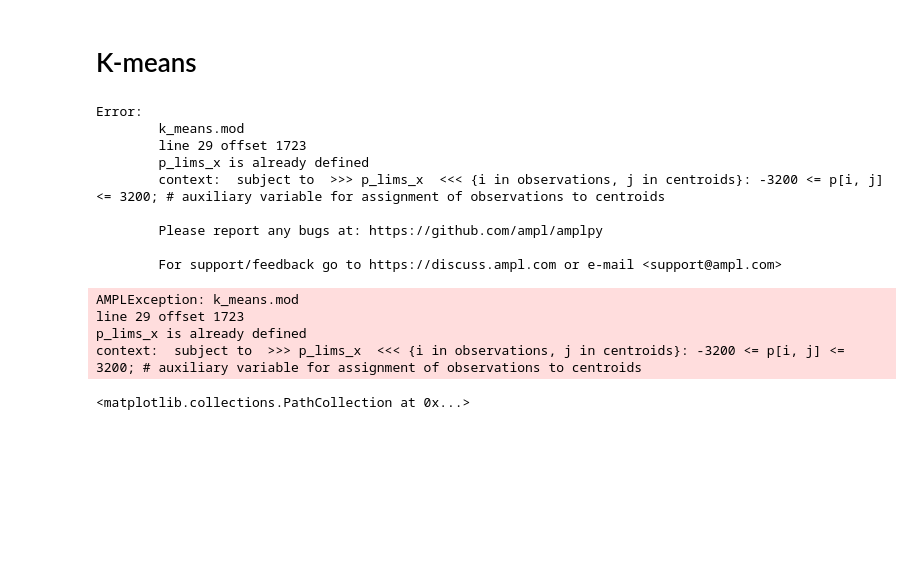
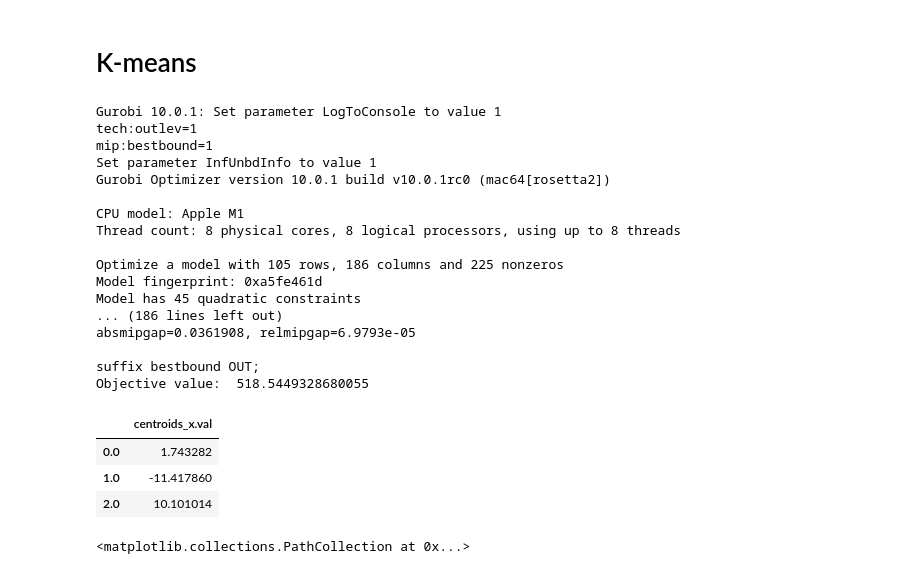
Before and after one commit to smoralesduarte/ML-combinatorial-optimization, a Jupyter notebook: HW1/HW1.ipynb, the cells around one changed output. Drawn from its saved outputs; the diff is of its cells as text; code cells hidden in the pictures; blank space fills up the shorter version.

```diff
--- a/HW1/HW1.ipynb
+++ b/HW1/HW1.ipynb
@@ -120,45 +120,53 @@ df.index = df.index - 1
 
 # Create an AMPL instance
 ampl = AMPL()
 
 # Read the model file
 ampl.read("k_means.mod")
 
 # Add I and J sets
 ampl.set['observations'] = range(len(df))
 ampl.set['centroids'] = range(3)
 ampl.get_parameter("observations_x").set_values(pd.DataFrame(df)['x'])
 ampl.get_parameter("observations_y").set_values(pd.DataFrame(df)['y'])
 # f)['y'])
 
 # Specify the solver to use (e.g., HiGHS)
-ampl.option["solver"] = "cplex"
+ampl.option["solver"] = "gurobi"
 # set non-default options for cplex
 # print(ampl.get_option("gurobi_options"))
 #show nodecount
 ampl.option["gurobi_options"] = "outlev=1 bestbound=1"
 ampl.setOption("show_nodecount", True)
 
 # Solve
 ampl.solve()
 # Print the objective value
 print("Objective value: ", ampl.getObjective('cost').value())
 # print centroids
 ampl.getVariable('centroids_x').getValues().toPandas()
 # %% [output]
-Error:
-        k_means.mod
-        line 29 offset 1723
-        p_lims_x is already defined
-        context:  subject to  >>> p_lims_x  <<< {i in observations, j in centroids}: -3200 <= p[i, j] <= 3200; # auxiliary variable for assignment of observations to centroids
+Gurobi 10.0.1: Set parameter LogToConsole to value 1
+tech:outlev=1
+mip:bestbound=1
+Set parameter InfUnbdInfo to value 1
+Gurobi Optimizer version 10.0.1 build v10.0.1rc0 (mac64[rosetta2])
 
-        Please report any bugs at: https://github.com/ampl/amplpy
+CPU model: Apple M1
+Thread count: 8 physical cores, 8 logical processors, using up to 8 threads
 
-        For support/feedback go to https://discuss.ampl.com or e-mail <support@ampl.com>
+Optimize a model with 105 rows, 186 columns and 225 nonzeros
+Model fingerprint: 0xa5fe461d
+Model has 45 quadratic constraints
+... (186 lines left out)
+absmipgap=0.0361908, relmipgap=6.9793e-05
+
+suffix bestbound OUT;
+Objective value:  518.5449328680055
-AMPLException: k_means.mod
-line 29 offset 1723
-p_lims_x is already defined
-context:  subject to  >>> p_lims_x  <<< {i in observations, j in centroids}: -3200 <= p[i, j] <= 3200; # auxiliary variable for assignment of observations to centroids
+|  | centroids_x.val |
+| 0.0 | 1.743282 |
+| 1.0 | -11.417860 |
+| 2.0 | 10.101014 |
 # %%
 x = list(np.array(ampl.getVariable('centroids_x').getValues().toPandas()['centroids_x.val']))
 y = list(np.array(ampl.getVariable('centroids_y').getValues().toPandas()['centroids_y.val']))
```
